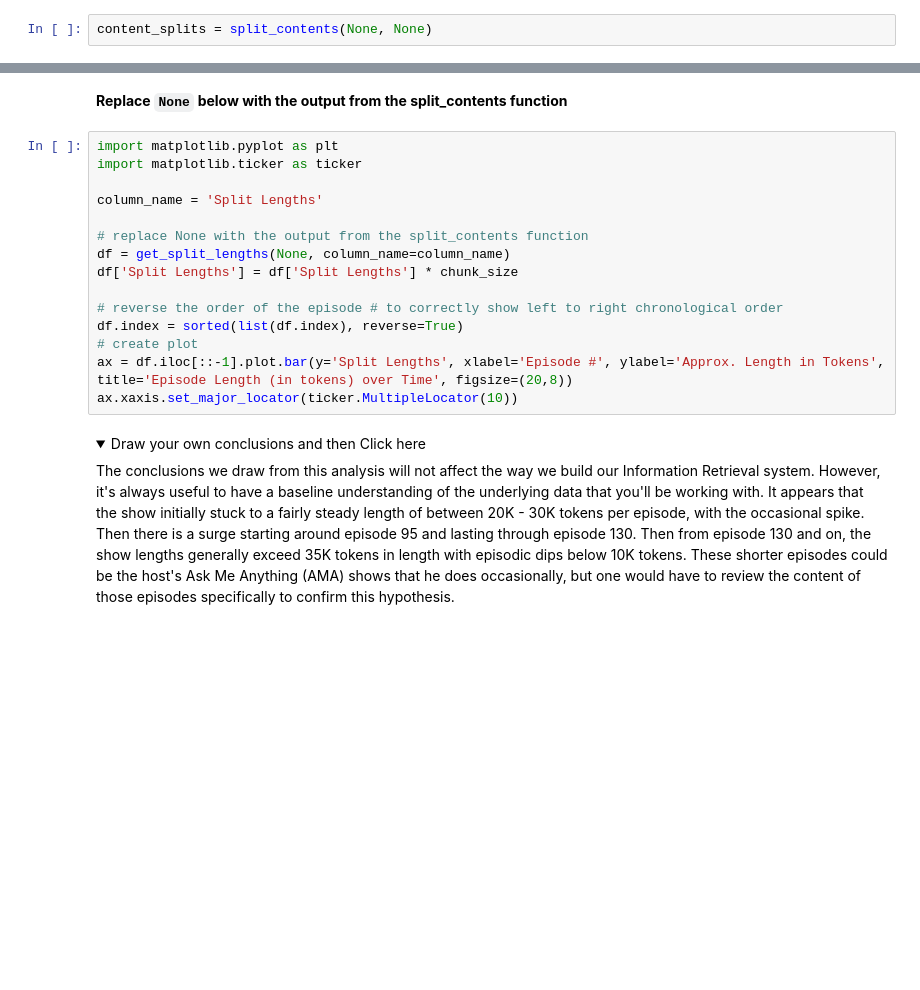
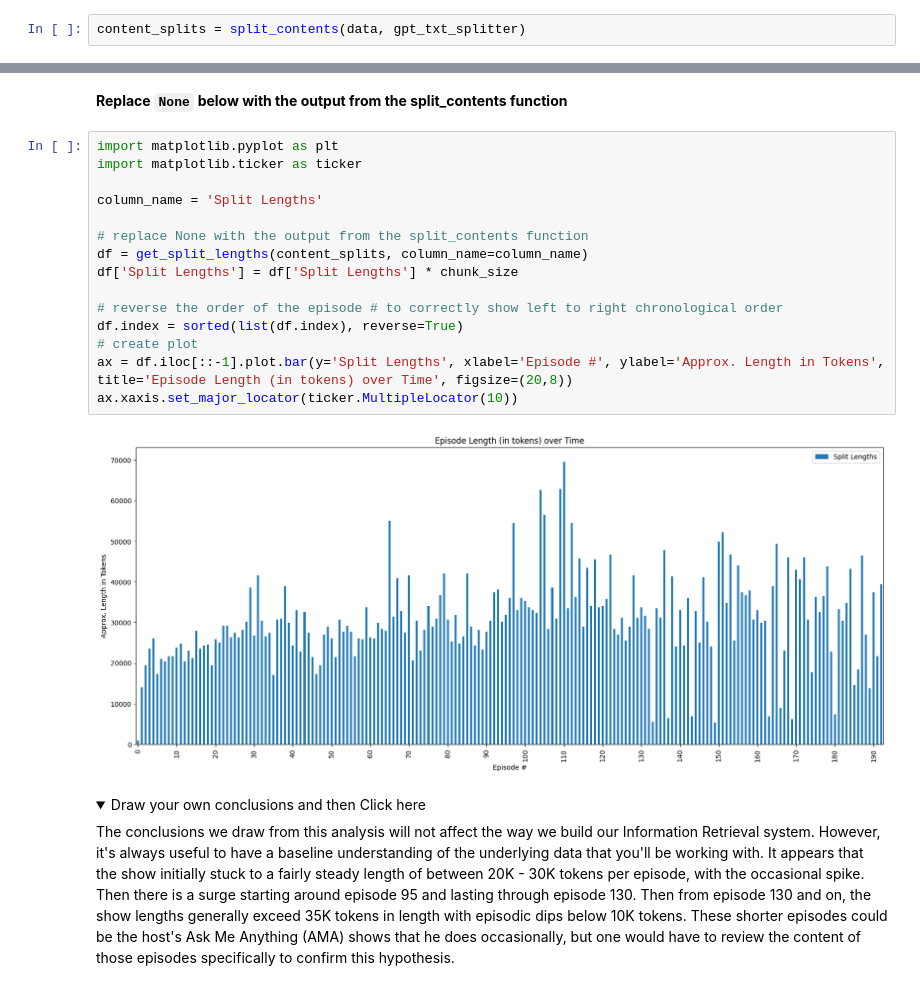
Before and after one commit to mizunomasayoshi/rag-applications, a Jupyter notebook: notebooks/1-Data_Preprocessing_Week1_COLAB.ipynb, the cells around one changed output, grey strips where cells are left out. Cells and saved outputs as stored; diff of their text form; folded sections open; blank space fills up the shorter version.

```diff
--- a/notebooks/1-Data_Preprocessing_Week1_COLAB.ipynb
+++ b/notebooks/1-Data_Preprocessing_Week1_COLAB.ipynb
@@ -357,4 +357,4 @@ def split_contents(corpus: list[dict],
 
     return chunked_texts
 # %%
-content_splits = split_contents(None, None)
+content_splits = split_contents(data, gpt_txt_splitter)
@@ -418,18 +416,20 @@ def get_split_lengths(splits: List[List[str]], column_name: str='Split Lengths')
 # %%
 import matplotlib.pyplot as plt
 import matplotlib.ticker as ticker
 
 column_name = 'Split Lengths'
 
 # replace None with the output from the split_contents function
-df = get_split_lengths(None, column_name=column_name)
+df = get_split_lengths(content_splits, column_name=column_name)
 df['Split Lengths'] = df['Split Lengths'] * chunk_size
 
 # reverse the order of the episode # to correctly show left to right chronological order
 df.index = sorted(list(df.index), reverse=True)
 # create plot
 ax = df.iloc[::-1].plot.bar(y='Split Lengths', xlabel='Episode #', ylabel='Approx. Length in Tokens', title='Episode Length (in tokens) over Time', figsize=(20,8))
 ax.xaxis.set_major_locator(ticker.MultipleLocator(10))
+# %% [output]
+[figure, added]
 # %% [markdown]
 <details>
   <summary>Draw your own conclusions and then Click here</summary>
```
Also changed, not shown: parts of 13 cells of this notebook.
